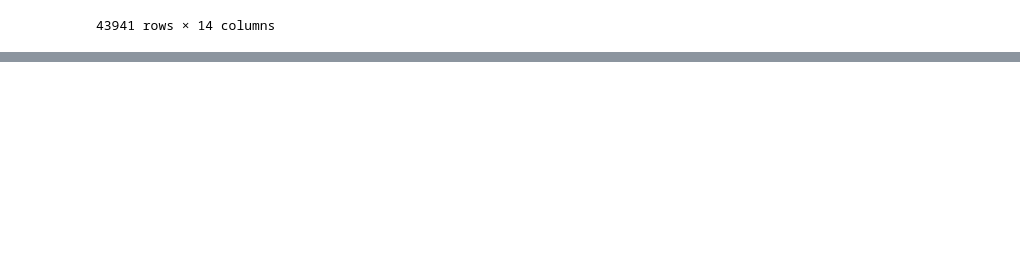
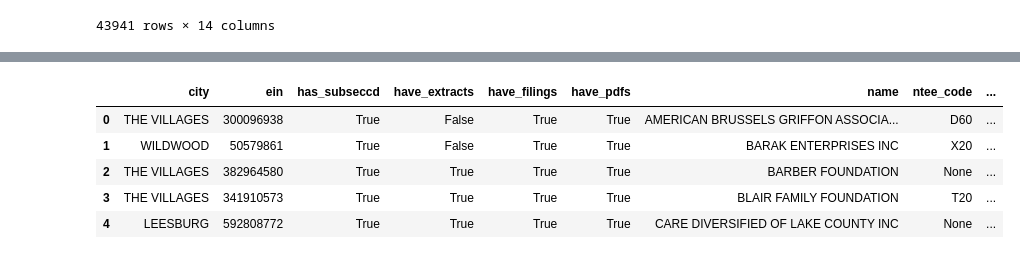
Before and after one commit to alanhovorka/mysql_queries, a Jupyter notebook: nonprofits/propublica_nonprofit_exp.ipynb, the cells around one changed output, grey strips where cells are left out. Drawn from its saved outputs; the diff is of its cells as text; code cells hidden in the pictures; blank space fills up the shorter version.

```diff
--- a/nonprofits/propublica_nonprofit_exp.ipynb
+++ b/nonprofits/propublica_nonprofit_exp.ipynb
@@ -80,0 +123,11 @@ df1.head()
+# %%
+localdf = pd.read_json('data/local_nonprofits.json')
+# %%
+localdf.head()
+# %% [output]
+|  | city | ein | has_subseccd | have_extracts | have_filings | have_pdfs | name | ntee_code | ... |
+| 0 | THE VILLAGES | 300096938 | True | False | True | True | AMERICAN BRUSSELS GRIFFON ASSOCIA... | D60 | ... |
+| 1 | WILDWOOD | 50579861 | True | False | True | True | BARAK ENTERPRISES INC | X20 | ... |
+| 2 | THE VILLAGES | 382964580 | True | True | True | True | BARBER FOUNDATION | None | ... |
+| 3 | THE VILLAGES | 341910573 | True | True | True | True | BLAIR FAMILY FOUNDATION | T20 | ... |
+| 4 | LEESBURG | 592808772 | True | True | True | True | CARE DIVERSIFIED OF LAKE COUNTY INC | None | ... |
```
Also changed, not shown: parts of 12 cells of this notebook, 5 other files.
